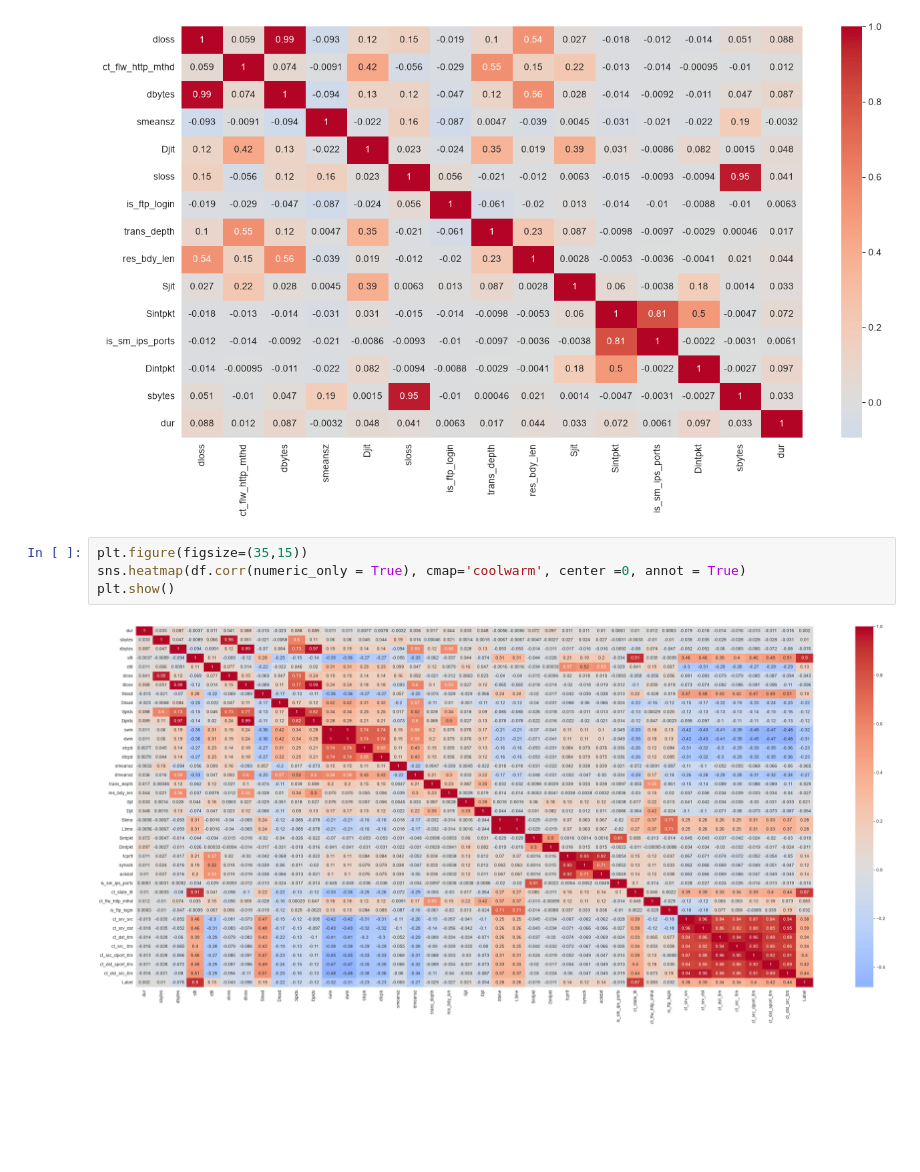
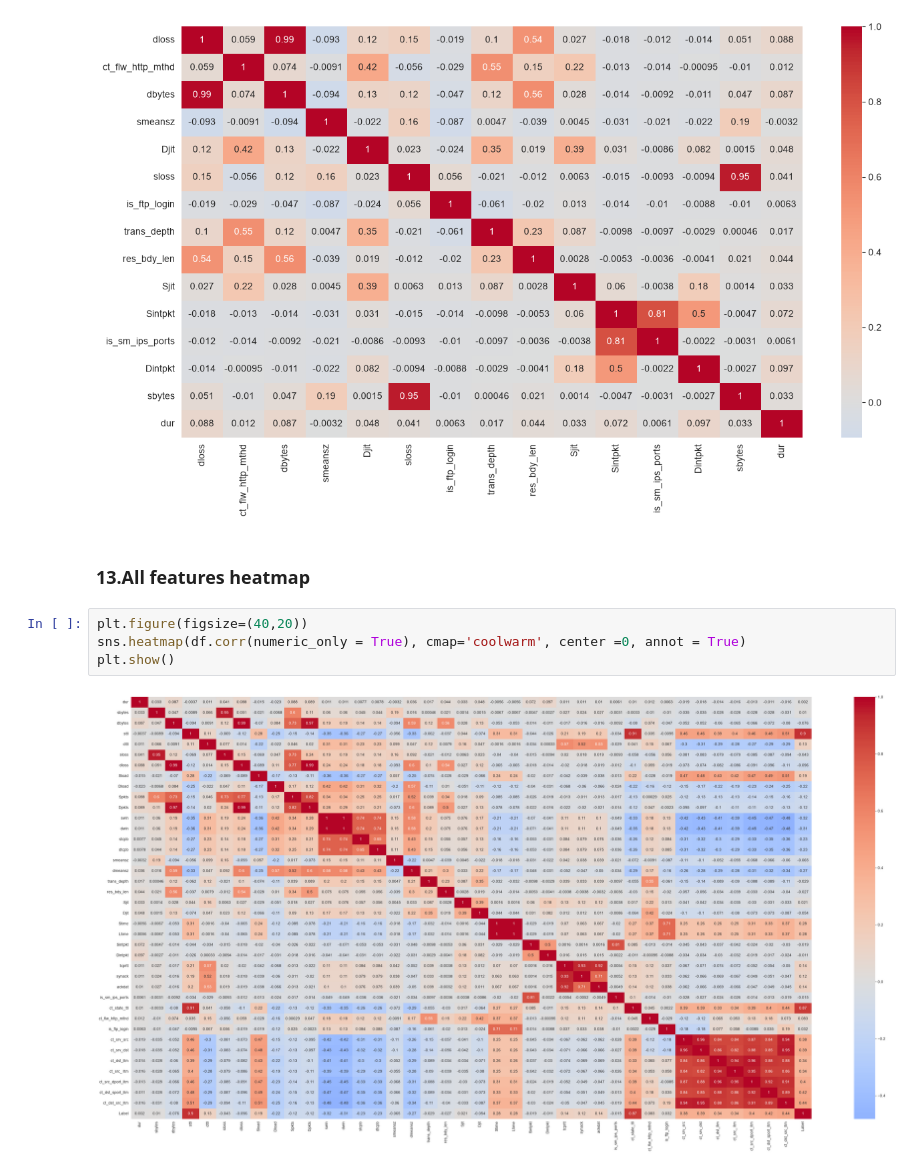
Before and after one commit to ShuvamLabs/network-anomaly-detector, a Jupyter notebook: Detector/notebooks/01-data-observation.ipynb, the cells around one changed output. Cells and saved outputs as stored; diff of their text form; blank space fills up the shorter version.

```diff
--- a/Detector/notebooks/01-data-observation.ipynb
+++ b/Detector/notebooks/01-data-observation.ipynb
@@ -221,9 +223,11 @@ plt.show
 # %% [output]
 <function matplotlib.pyplot.show(close=None, block=None)>
 [figure]
+# %% [markdown]
+### 13.All features heatmap
 # %%
-plt.figure(figsize=(35,15))
+plt.figure(figsize=(40,20))
 sns.heatmap(df.corr(numeric_only = True), cmap='coolwarm', center =0, annot = True)
 plt.show()
 # %% [output]
-[figure, old version]
+[figure, new version]
```
Also changed, not shown: parts of 4 cells of this notebook.
